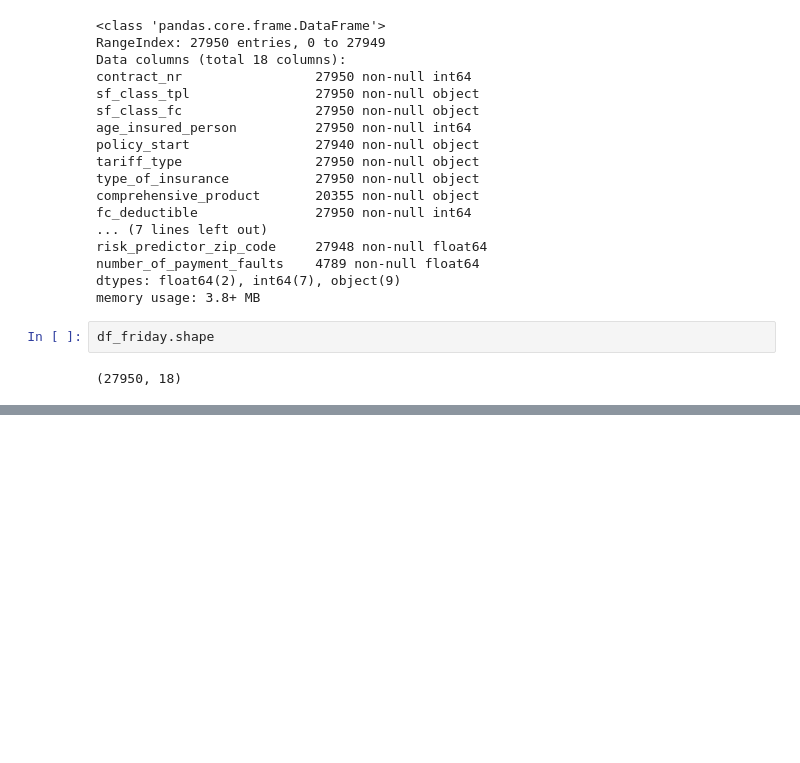
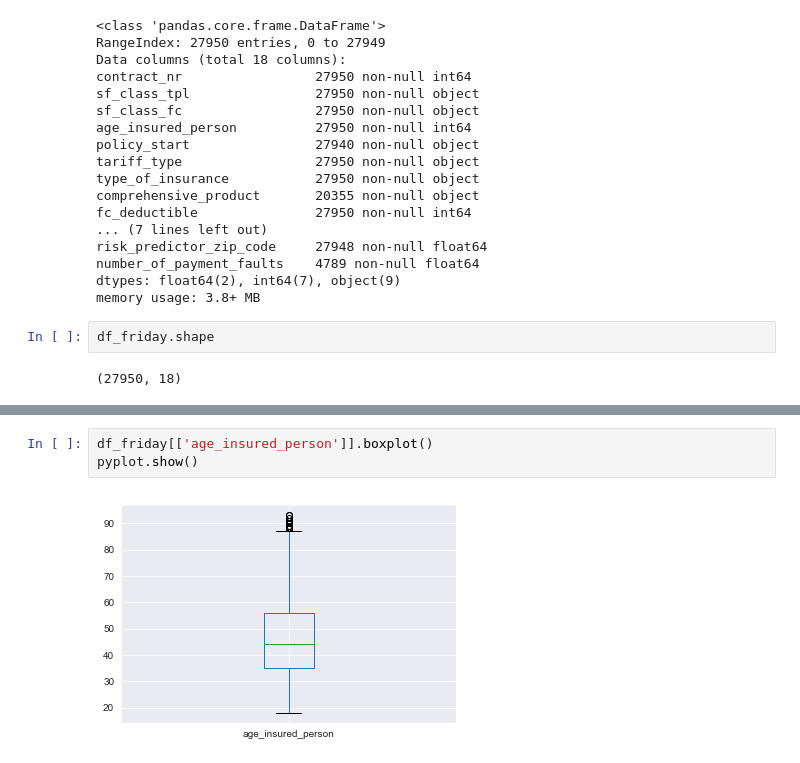
Before and after one commit to ck-unifr/friday-code-challenge, a Jupyter notebook: friday-code-challenge.ipynb, the cells around one changed output, grey strips where cells are left out. Drawn from its saved outputs; the diff is of its cells as text; blank space fills up the shorter version.

```diff
--- a/friday-code-challenge.ipynb
+++ b/friday-code-challenge.ipynb
@@ -107,0 +186,5 @@ df_friday.shape
+# %%
+df_friday[['age_insured_person']].boxplot()
+pyplot.show()
+# %% [output]
+[figure, added]
```
Also changed, not shown: parts of 40 cells of this notebook.
